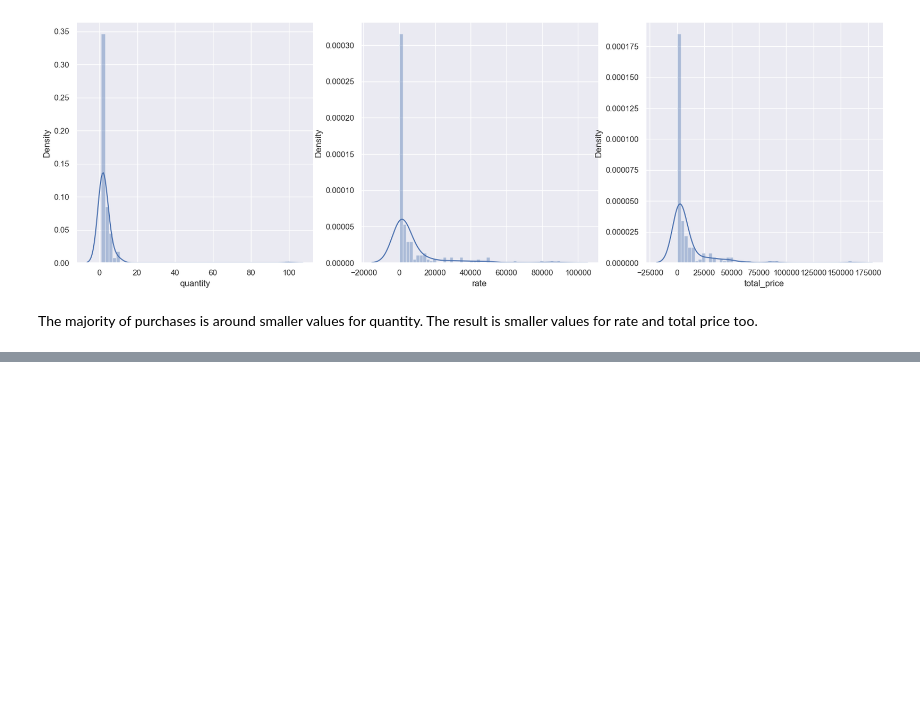
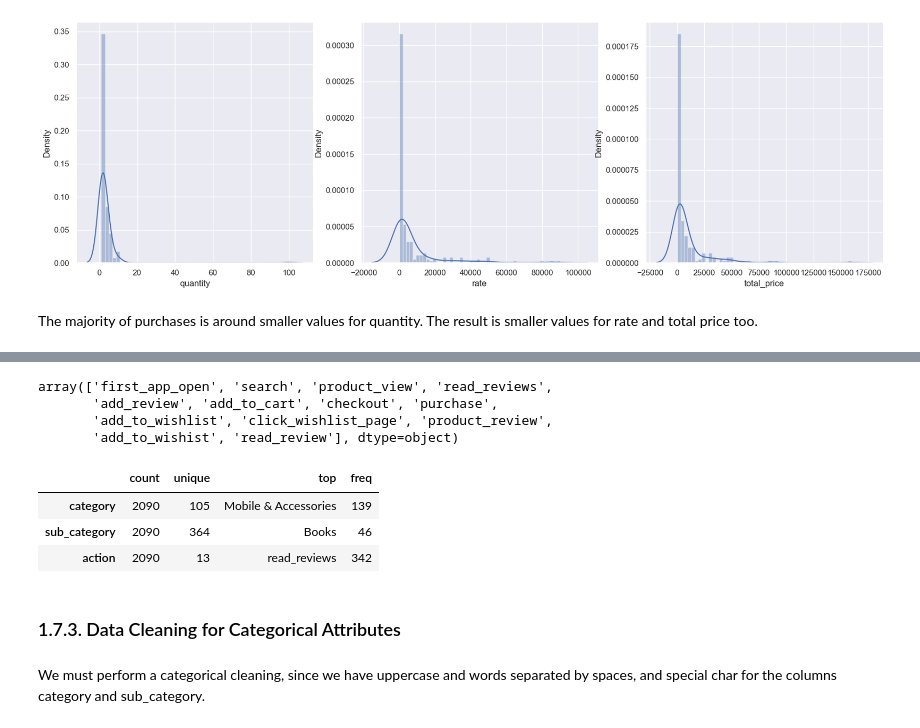
Before and after one commit to lucasquemelli/customer_propensity_purchase, a Jupyter notebook: customer_propensity_purchase.ipynb, the cells around one changed output, grey strips where cells are left out. Drawn from its saved outputs; the diff is of its cells as text; code cells hidden in the pictures; blank space fills up the shorter version.

Commit message:
finished data description

```diff
--- a/customer_propensity_purchase.ipynb
+++ b/customer_propensity_purchase.ipynb
@@ -210,7 +212,7 @@ dtype: int64
 This section is to find inconsistencies, anomalies and also the main characteristics of our data.
 # %%
 num_attributes = df1.drop(columns="user_id").select_dtypes(include=['int64', 'float64'])
-cat_attributes = df1.select_dtypes(exclude=['int64', 'float64', 'datetime64[ns]'])
+cat_attributes = df1.drop(columns="session_id").select_dtypes(exclude=['int64', 'float64', 'datetime64[ns]'])
 # %% [markdown]
 ### 1.7.1. Numerical Attributes
 # %%
@@ -280,0 +339,18 @@ The majority of purchases is around smaller values for quantity. The result is s
+# %%
+cat_attributes["action"].unique()
+# %% [output]
+array(['first_app_open', 'search', 'product_view', 'read_reviews',
+       'add_review', 'add_to_cart', 'checkout', 'purchase',
+       'add_to_wishlist', 'click_wishlist_page', 'product_review',
+       'add_to_wishist', 'read_review'], dtype=object)
+# %%
+cat_attributes.describe().T
+# %% [output]
+|  | count | unique | top | freq |
+| category | 2090 | 105 | Mobile & Accessories | 139 |
+| sub_category | 2090 | 364 | Books | 46 |
+| action | 2090 | 13 | read_reviews | 342 |
+# %% [markdown]
+### 1.7.3. Data Cleaning for Categorical Attributes
+# %% [markdown]
+We must perform a categorical cleaning, since we have uppercase and words separated by spaces, and special char for the columns category and sub_category.
```
Also changed, not shown: parts of 9 cells of this notebook.
